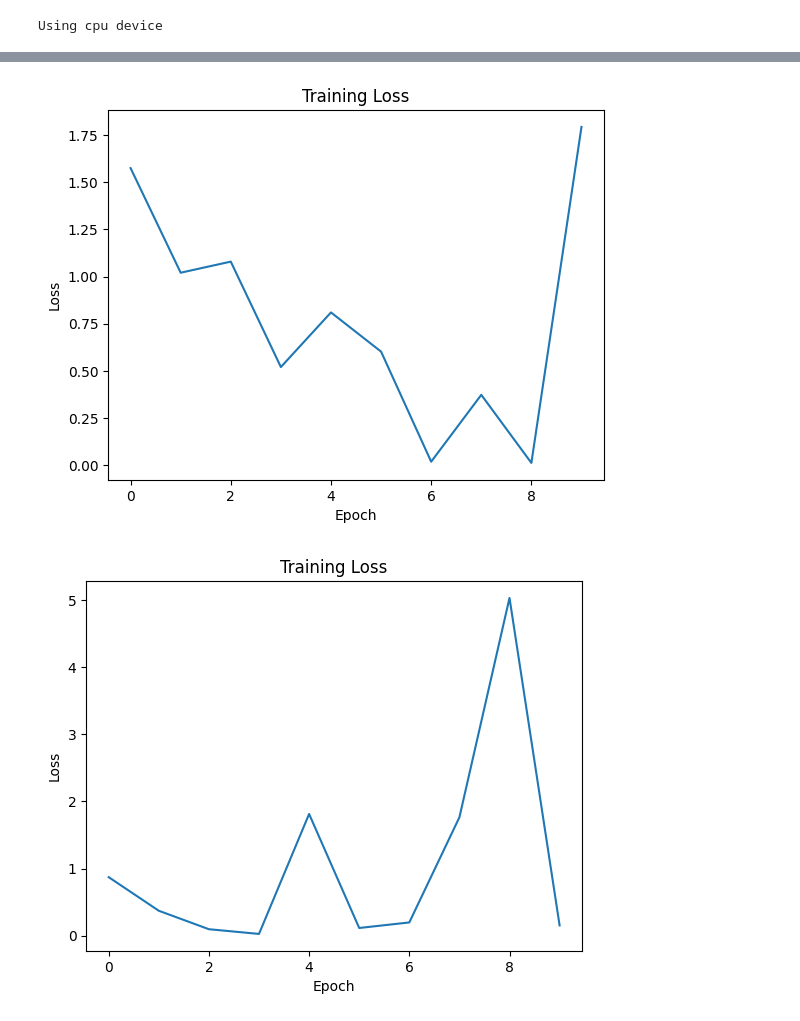
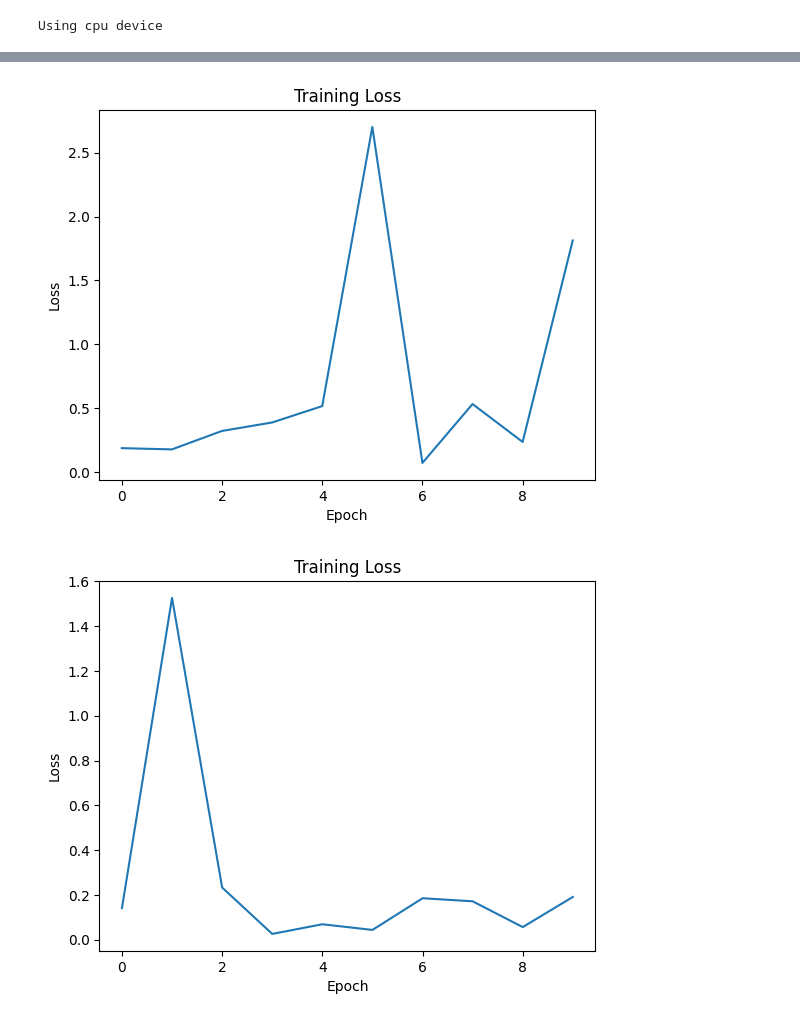
Before and after one commit to devsai9/learning-flask, a Jupyter notebook: flask-with-pt/ai_model.ipynb, the cells around one changed output, grey strips where cells are left out. Drawn from its saved outputs; the diff is of its cells as text; code cells hidden in the pictures.

```diff
--- a/flask-with-pt/ai_model.ipynb
+++ b/flask-with-pt/ai_model.ipynb
@@ -185,27 +196,29 @@ plt.show()
 # %%
 # Model 2
 training_loss = [1.5753722190856934, 1.0207328796386719, 1.079522728919983, 0.5205684900283813, 0.810179591178894, 0.6023236513137817, 0.01881249248981476, 0.3732471466064453, 0.012271569110453129, 1.7936770915985107]
+training_loss_latent = [0.18724338710308075, 0.1774914562702179, 0.32201194763183594, 0.38823050260543823, 0.516462504863739, 2.702056646347046, 0.07162222266197205, 0.5326589345932007, 0.23592492938041687, 1.813162088394165]
 
 # Plot training loss vs epoch
-plt.plot(training_loss)
+plt.plot(training_loss_latent)
 plt.xlabel('Epoch')
 plt.ylabel('Loss')
 plt.title('Training Loss')
 plt.show()
 # %% [output]
-[figure, old version]
+[figure, new version]
 # %%
 # Model 3
 training_loss = [0.8719089031219482, 0.37131258845329285, 0.09651294350624084, 0.026410367339849472, 1.8129433393478394, 0.11489345878362656, 0.1973603367805481, 1.7633391618728638, 5.031050205230713, 0.1530427187681198]
+training_loss_latent = [0.14148764312267303, 1.526257038116455, 0.23311400413513184, 0.02600378543138504, 0.06915570795536041, 0.04385531321167946, 0.18527840077877045, 0.17164507508277893, 0.056539006531238556, 0.19111575186252594]
 
 # Plot training loss vs epoch
-plt.plot(training_loss)
+plt.plot(training_loss_latent)
 plt.xlabel('Epoch')
 plt.ylabel('Loss')
 plt.title('Training Loss')
 plt.show()
 # %% [output]
-[figure, old version]
+[figure, new version]
 # %%
 from sklearn.metrics import confusion_matrix
 import matplotlib.pyplot as plt
```
Also changed, not shown: parts of 9 cells of this notebook, 21 other files.
